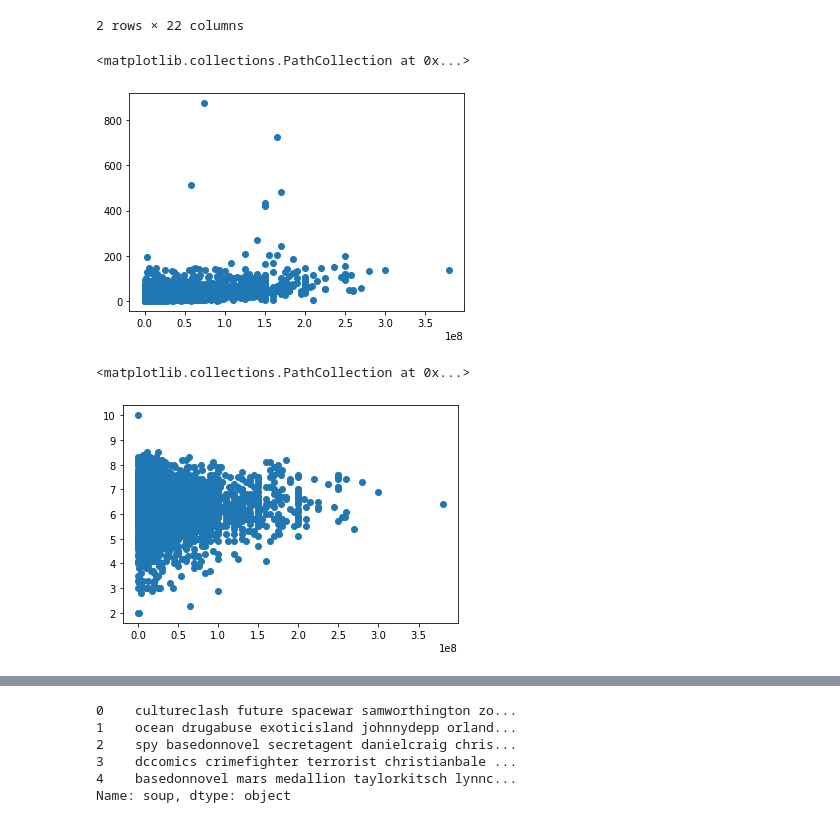
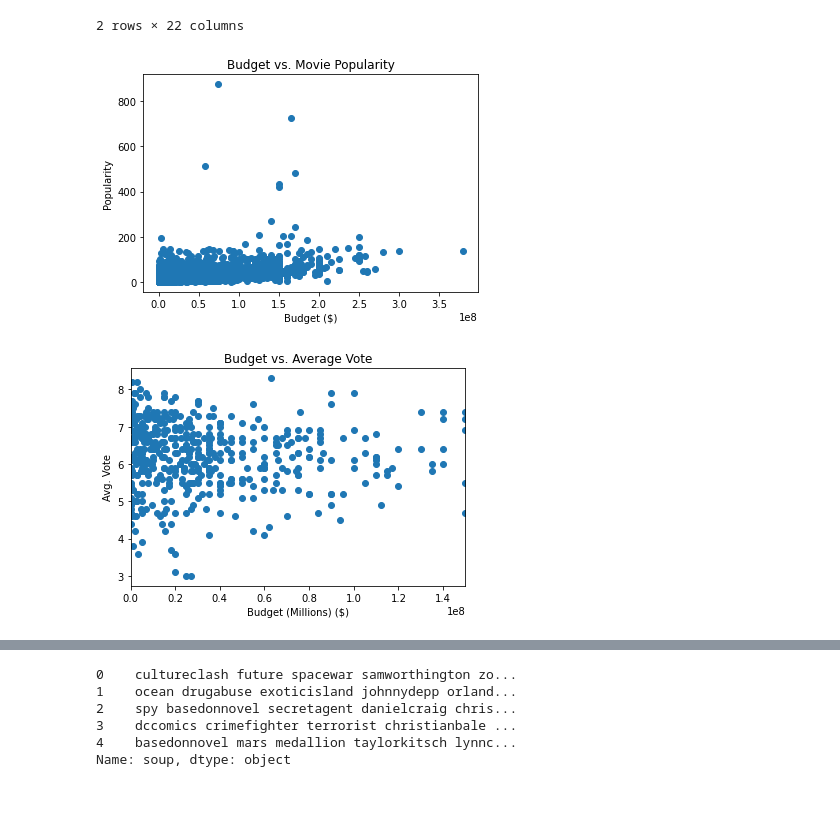
Before and after one commit to roshanmehta12/moive-recommendation, a Jupyter notebook: movie-recommendation-code.ipynb, the cells around one changed output, grey strips where cells are left out. Drawn from its saved outputs; the diff is of its cells as text; code cells hidden in the pictures.

```diff
--- a/movie-recommendation-code.ipynb
+++ b/movie-recommendation-code.ipynb
@@ -10,5 +12,6 @@ movies_df = pd.read_csv(path + "/tmdb_5000_movies.csv")
 # %%
 print(credits_df.shape)
+credits_df['title'] = credits_df['title'].apply(str.lower)
 credits_df.head(2)
 # %% [output]
 (4803, 4)
@@ -18,5 +21,6 @@ credits_df.head(2)
 # %%
 print(movies_df.shape)
+movies_df['title'] = movies_df['title'].apply(str.lower)
 movies_df.head(2)
 # %% [output]
 (4803, 20)
@@ -52,14 +56,23 @@ movies_df.head(2)
 2 rows × 22 columns
 # %%
 plt.scatter('budget', 'popularity', data=movies_df)
+plt.title('Budget vs. Movie Popularity')
+plt.xlabel('Budget ($)')
+plt.ylabel('Popularity')
+plt.show()
 # %% [output]
-<matplotlib.collections.PathCollection at 0x...>
-[figure, old version]
+[figure, new version]
 # %%
-plt.scatter('budget', 'vote_average', data=movies_df[(movies_df.vote_average != 0) & (movies_df.budget != 0)])
+df_sample = movies_df[(movies_df.vote_average != 0) & (movies_df.budget != 0)].sample(500) #sampling 500 random movies
+
+plt.scatter('budget', 'vote_average', data=df_sample, marker='o')
+plt.title('Budget vs. Average Vote')
+plt.xlabel('Budget (Millions) ($)')
+plt.xlim(0, 150000000)
+plt.ylabel('Avg. Vote')
+plt.show()
 # %% [output]
-<matplotlib.collections.PathCollection at 0x...>
-[figure, old version]
+[figure, new version]
 # %%
 from ast import literal_eval
 
```
Also changed, not shown: parts of 10 cells of this notebook.
